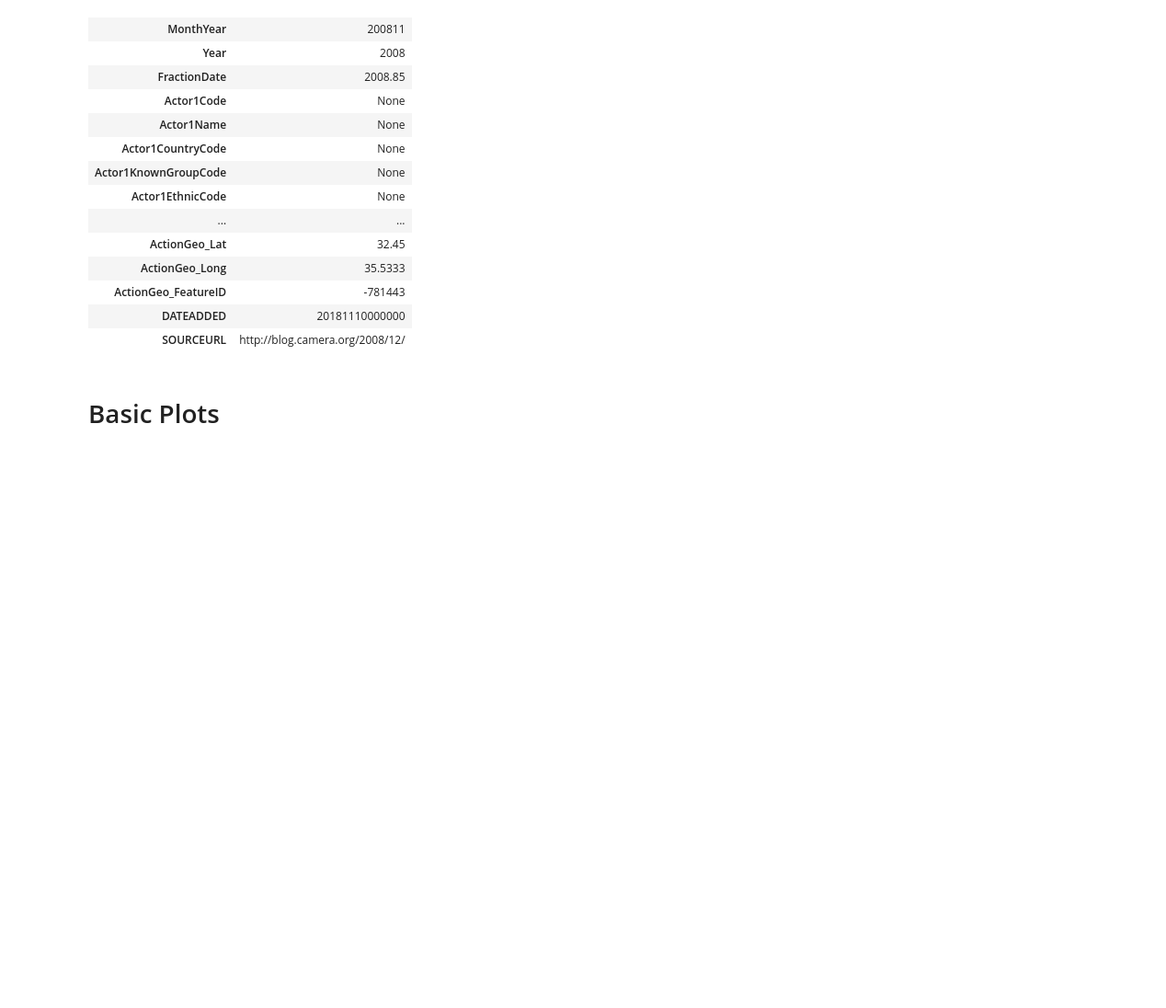
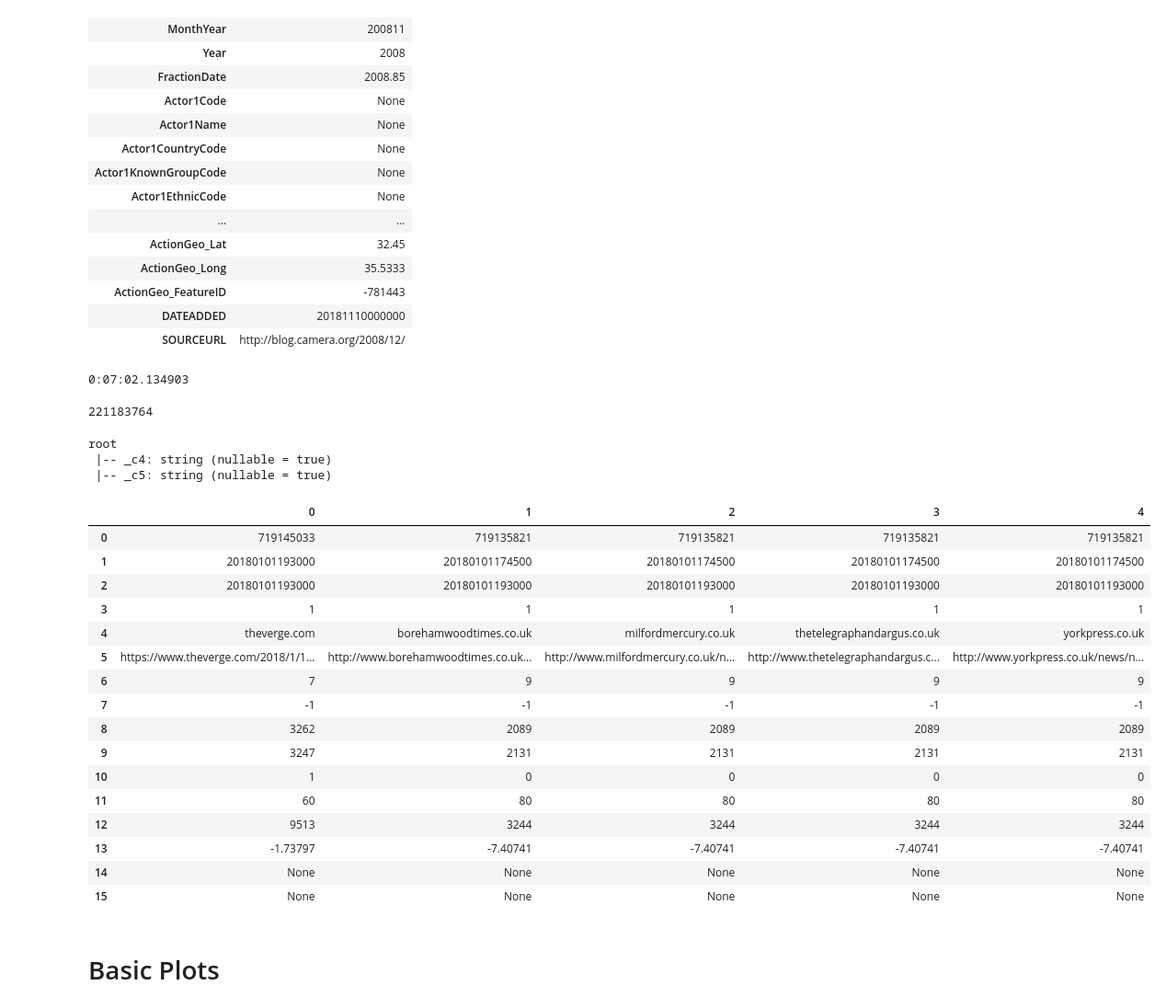
Before and after one commit to Rileypj1/BigDataProject, a Jupyter notebook: Mike - EDA - Events.ipynb, the cells around one changed output. Shown at 92% size. Cells and saved outputs as stored; diff of their text form; code cells hidden in the pictures; blank space fills up the shorter version.

```diff
--- a/Mike - EDA - Events.ipynb
+++ b/Mike - EDA - Events.ipynb
@@ -106,11 +106,46 @@ df_mentions = spark.read.format("csv") \
     .option("header", "false") \
     .option("delimiter","\t") \
     .option("inferSchema", "true") \
-    .load("s3://gdelt-open-data/v2/mentions/20180101*.mentions.csv")
-df_mentions = df_mentions.toDF(*colnames_mentions)
-df_mentions.cache()
+    .load("s3://gdelt-open-data/v2/mentions/2018*.mentions.csv") \
+    .select(["_c4","_c5","_c13"])
+#df_mentions = df_mentions.toDF(*colnames_mentions)
+#df_mentions.cache()
 
 print(datetime.now()-start)
+# %% [output]
+0:07:02.134903
+# %%
+df_mentions.count()
+# %% [output]
+221183764
+# %%
+df_mentions.printSchema()
+# %% [output]
+root
+ |-- _c4: string (nullable = true)
+ |-- _c5: string (nullable = true)
+# %%
+recs = pd.DataFrame(df_mentions.take(5))
+#recs.columns = colnames_mentions
+recs.T
+# %% [output]
+|  | 0 | 1 | 2 | 3 | 4 |
+| 0 | 719145033 | 719135821 | 719135821 | 719135821 | 719135821 |
+| 1 | 20180101193000 | 20180101174500 | 20180101174500 | 20180101174500 | 20180101174500 |
+| 2 | 20180101193000 | 20180101193000 | 20180101193000 | 20180101193000 | 20180101193000 |
+| 3 | 1 | 1 | 1 | 1 | 1 |
+| 4 | theverge.com | borehamwoodtimes.co.uk | milfordmercury.co.uk | thetelegraphandargus.co.uk | yorkpress.co.uk |
+| 5 | https://www.theverge.com/2018/1/1... | http://www.borehamwoodtimes.co.uk... | http://www.milfordmercury.co.uk/n... | http://www.thetelegraphandargus.c... | http://www.yorkpress.co.uk/news/n... |
+| 6 | 7 | 9 | 9 | 9 | 9 |
+| 7 | -1 | -1 | -1 | -1 | -1 |
+| 8 | 3262 | 2089 | 2089 | 2089 | 2089 |
+| 9 | 3247 | 2131 | 2131 | 2131 | 2131 |
+| 10 | 1 | 0 | 0 | 0 | 0 |
+| 11 | 60 | 80 | 80 | 80 | 80 |
+| 12 | 9513 | 3244 | 3244 | 3244 | 3244 |
+| 13 | -1.73797 | -7.40741 | -7.40741 | -7.40741 | -7.40741 |
+| 14 | None | None | None | None | None |
+| 15 | None | None | None | None | None |
 # %% [markdown]
 # Basic Plots
 # %% [markdown]
```
Also changed, not shown: parts of 1 cell of this notebook.
